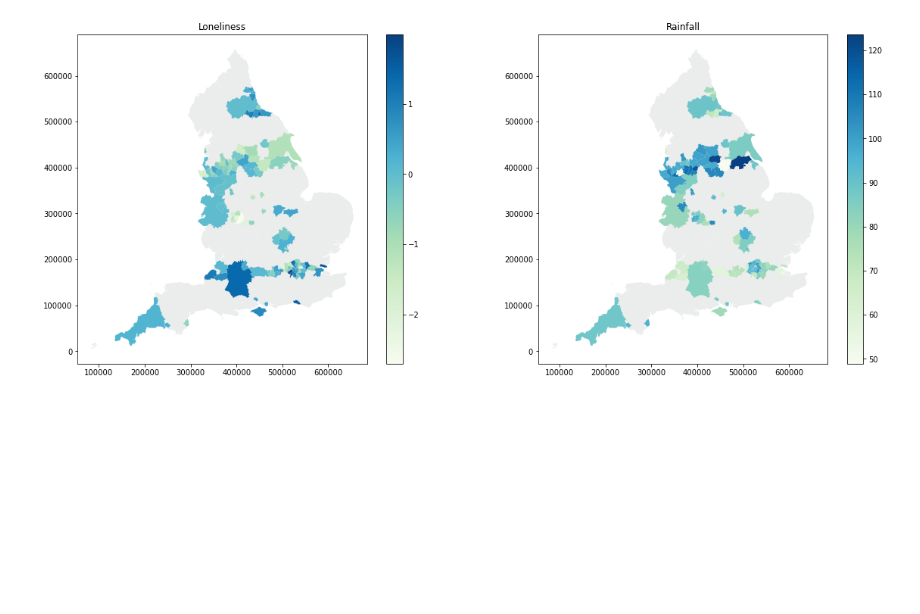
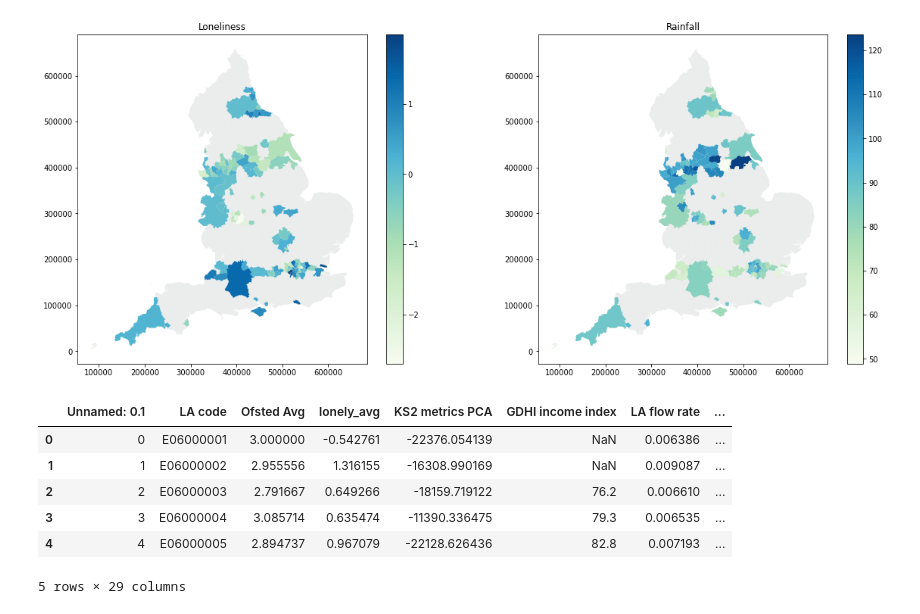
Before and after one commit to JonathanMarriott/ADS-Loneliness, a Jupyter notebook: maps/rainfall_map.ipynb, the cells around one changed output. Cells and saved outputs as stored; diff of their text form; code cells hidden in the pictures; blank space fills up the shorter version.

```diff
--- a/maps/rainfall_map.ipynb
+++ b/maps/rainfall_map.ipynb
@@ -104,3 +113,14 @@ ax2.set_title('Rainfall')
 # %% [output]
 Text(0.5, 1.0, 'Rainfall')
 [figure]
+# %%
+master_df = pd.read_csv('../master_df.csv')
+master_df.head()
+# %% [output]
+|  | Unnamed: 0.1 | LA code | Ofsted Avg | lonely_avg | KS2 metrics PCA | GDHI income index | LA flow rate | ... |
+| 0 | 0 | E06000001 | 3.000000 | -0.542761 | -22376.054139 | NaN | 0.006386 | ... |
+| 1 | 1 | E06000002 | 2.955556 | 1.316155 | -16308.990169 | NaN | 0.009087 | ... |
+| 2 | 2 | E06000003 | 2.791667 | 0.649266 | -18159.719122 | 76.2 | 0.006610 | ... |
+| 3 | 3 | E06000004 | 3.085714 | 0.635474 | -11390.336475 | 79.3 | 0.006535 | ... |
+| 4 | 4 | E06000005 | 2.894737 | 0.967079 | -22128.626436 | 82.8 | 0.007193 | ... |
+5 rows × 29 columns
```
Also changed, not shown: parts of 5 cells of this notebook.
